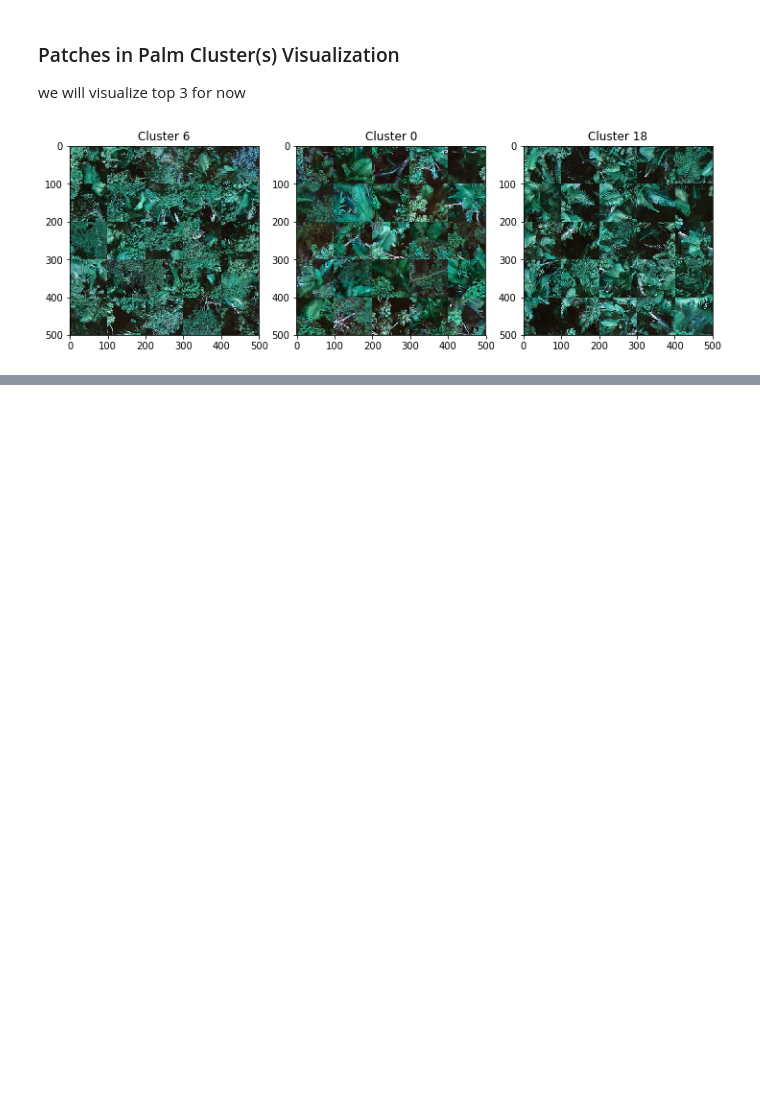
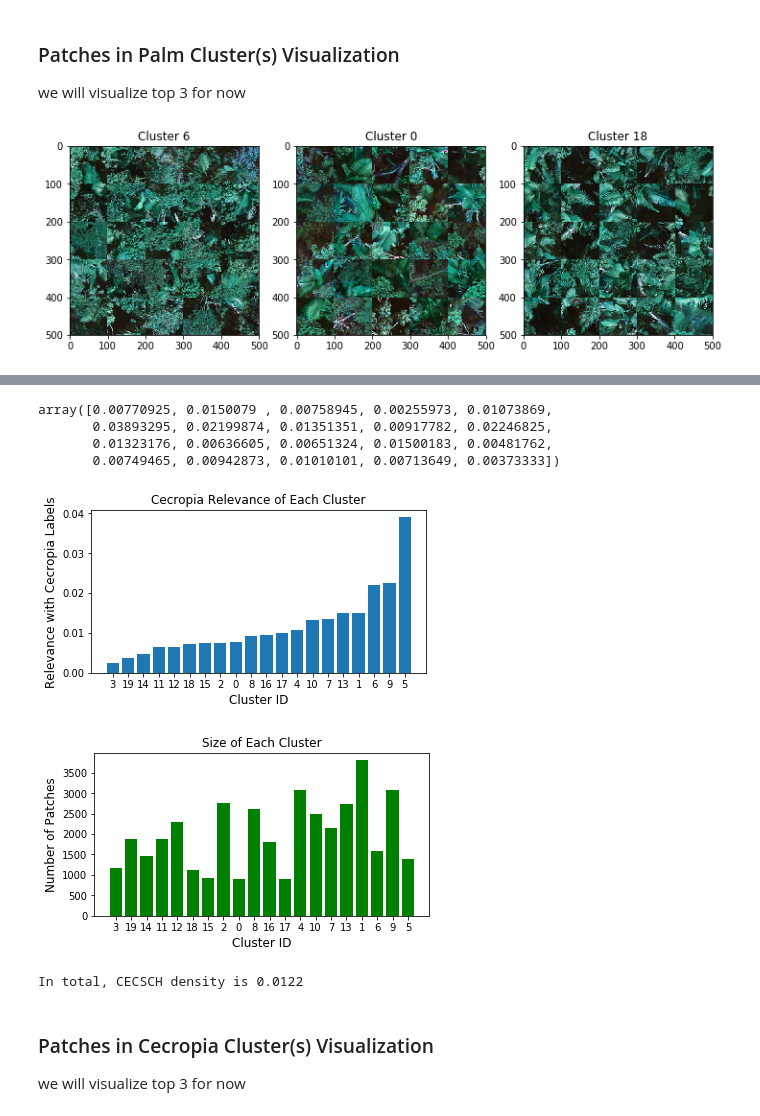
Before and after one commit to helenjin/APL, a Jupyter notebook: ResNet_Clustering.ipynb, the cells around one changed output, grey strips where cells are left out. Drawn from its saved outputs; the diff is of its cells as text; code cells hidden in the pictures; blank space fills up the shorter version.

```diff
--- a/ResNet_Clustering.ipynb
+++ b/ResNet_Clustering.ipynb
@@ -153,0 +171,49 @@ plt.show()
+# %%
+cecropia_num = np.zeros(20)
+for index, entry in lfdp_cecropia.iterrows():
+    patch_col = entry['pix_1'] // 100
+    patch_row = entry['pix_2'] // 100
+
+    patches_i = patch_row*200 + patch_col
+    cecropia_num[output[patches_i]] += 1
+
+
+# cluster_size = np.zeros(20)
+# for i in range(len(output)):
+#     cluster_size[output[i]] += 1
+
+# don't need to do the above if you already identified Palm Clusters in the previous step
+
+cecropia_relevance = cecropia_num / (cluster_size + 1)
+cecropia_relevance
+# %% [output]
+array([0.00770925, 0.0150079 , 0.00758945, 0.00255973, 0.01073869,
+       0.03893295, 0.02199874, 0.01351351, 0.00917782, 0.02246825,
+       0.01323176, 0.00636605, 0.00651324, 0.01500183, 0.00481762,
+       0.00749465, 0.00942873, 0.01010101, 0.00713649, 0.00373333])
+# %%
+sorted_cluster = np.array(sorted(range(len(cecropia_relevance)), key=lambda k: cecropia_relevance[k]), dtype=str)
+sorted_cecropia_relevance = np.sort(cecropia_relevance)
+
+plt.figure(figsize=(6, 3))
+plt.bar(sorted_cluster, sorted_cecropia_relevance)
+plt.title('Cecropia Relevance of Each Cluster')
+plt.xlabel('Cluster ID', fontsize=12)
+plt.ylabel('Relevance with Cecropia Labels', fontsize=12)
+plt.show()
+
+plt.figure(figsize=(6, 3))
+plt.bar(sorted_cluster, cluster_size[sorted_cluster.astype(int)], color='green')
+plt.title('Size of Each Cluster')
+plt.xlabel('Cluster ID', fontsize=12)
+plt.ylabel('Number of Patches', fontsize=12)
+plt.show()
+
+print('In total, CECSCH density is', cecropia_num.sum()/cluster_size.sum())
+# %% [output]
+[figure, added]
+[figure, added]
+In total, CECSCH density is 0.0122
+# %% [markdown]
+### Patches in Cecropia Cluster(s) Visualization
+we will visualize top 3 for now
```
Also changed, not shown: parts of 7 cells of this notebook, 15 other files.
